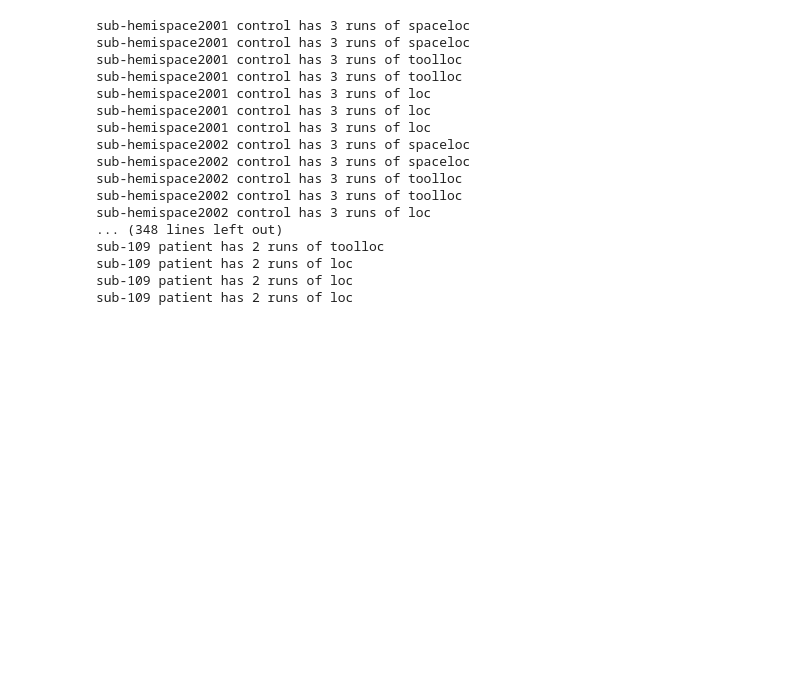
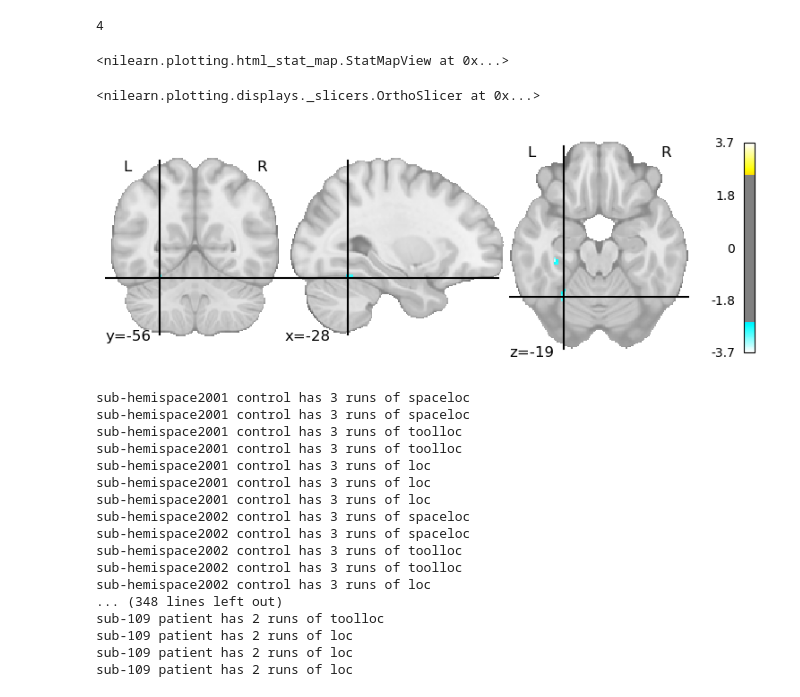
Before and after one commit to vayzenb/hemispace, a Jupyter notebook: quality_check.ipynb, the cells around one changed output. Saved outputs shown, nothing was run; the diff lists cells and outputs as text; code cells hidden in the pictures; blank space fills up the shorter version.

```diff
--- a/quality_check.ipynb
+++ b/quality_check.ipynb
@@ -25,6 +26,39 @@ thresh = params.thresh
 rois = params.rois
 
 runs = params.runs
+# %%
+code = 'BI'
+cond = 'word'
+roi_name = 'ventral_visual_cortex'
+#find sub for code
+sub = sub_info[sub_info['code']==code]['sub'].values[0]
+
+#find task for cond
+task = task_info[task_info['cond']==cond]['task'].values[0]
+cope = task_info[task_info['cond']==cond]['cope'].values[0]
+sub_dir = f'{data_dir}/{sub}/ses-01'
+roi_dir = f'{sub_dir}/derivatives/rois'
+
+anat = f'{sub_dir}/anat/{sub}_ses-01_T1w_brain.nii.gz'
+func = f'{sub_dir}/derivatives/fsl/{task}/HighLevel.gfeat/cope{cope}.feat/stats/zstat1.nii.gz'
+roi = image.load_img(f'{roi_dir}/parcels/{roi_name}.nii.gz')
+#binarize ROI
+roi = image.math_img('img > 0', img=roi)
+# %%
+cope
+# %% [output]
+4
+# %%
+
+
+plotting.view_img(func,bg_img=anat,threshold=thresh)
+# %% [output]
+<nilearn.plotting.html_stat_map.StatMapView at 0x...>
+# %%
+plotting.plot_stat_map(func, threshold = thresh)
+# %% [output]
+<nilearn.plotting.displays._slicers.OrthoSlicer at 0x...>
+[figure, added]
 # %%
 #loop through subs and print how many runs they have of eac hcondition
 for sub, group in zip(sub_info['sub'],sub_info['group']) :
```
Also changed, not shown: parts of 2 cells of this notebook, 11 other files.
